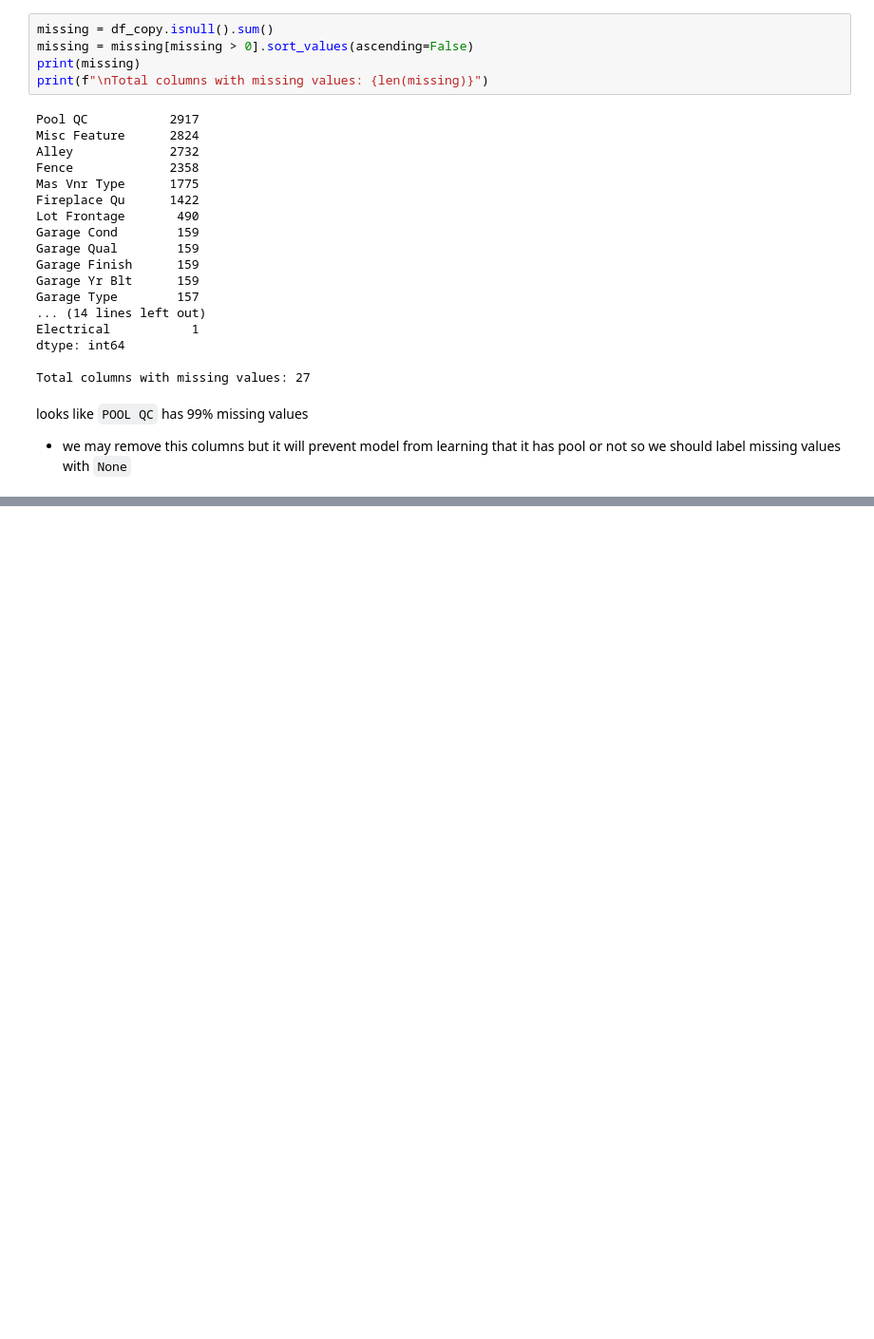
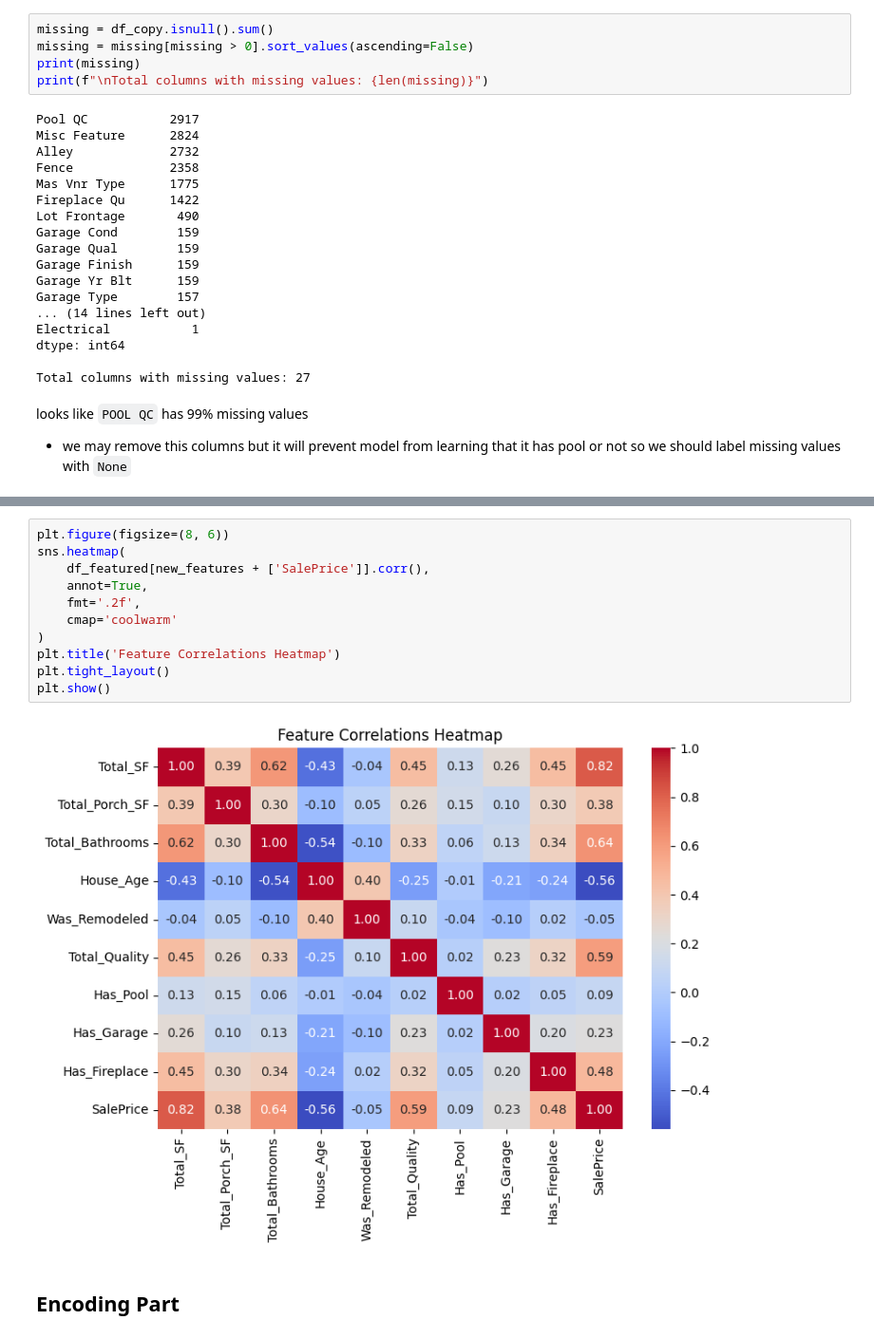
Before and after one commit to amr-belal/nexus-ml, a Jupyter notebook: notebooks/01_eda.ipynb, the cells around one changed output, grey strips where cells are left out. Shown at 95% size. Cells and saved outputs as stored; diff of their text form; blank space fills up the shorter version.

```diff
--- a/notebooks/01_eda.ipynb
+++ b/notebooks/01_eda.ipynb
@@ -124,0 +349,15 @@
+# %%
+plt.figure(figsize=(8, 6))
+sns.heatmap(
+    df_featured[new_features + ['SalePrice']].corr(),
+    annot=True,
+    fmt='.2f',
+    cmap='coolwarm'
+)
+plt.title('Feature Correlations Heatmap')
+plt.tight_layout()
+plt.show()
+# %% [output]
+[figure, added]
+# %% [markdown]
+## Encoding Part
```
Also changed, not shown: parts of 21 cells of this notebook, 3 other files.
